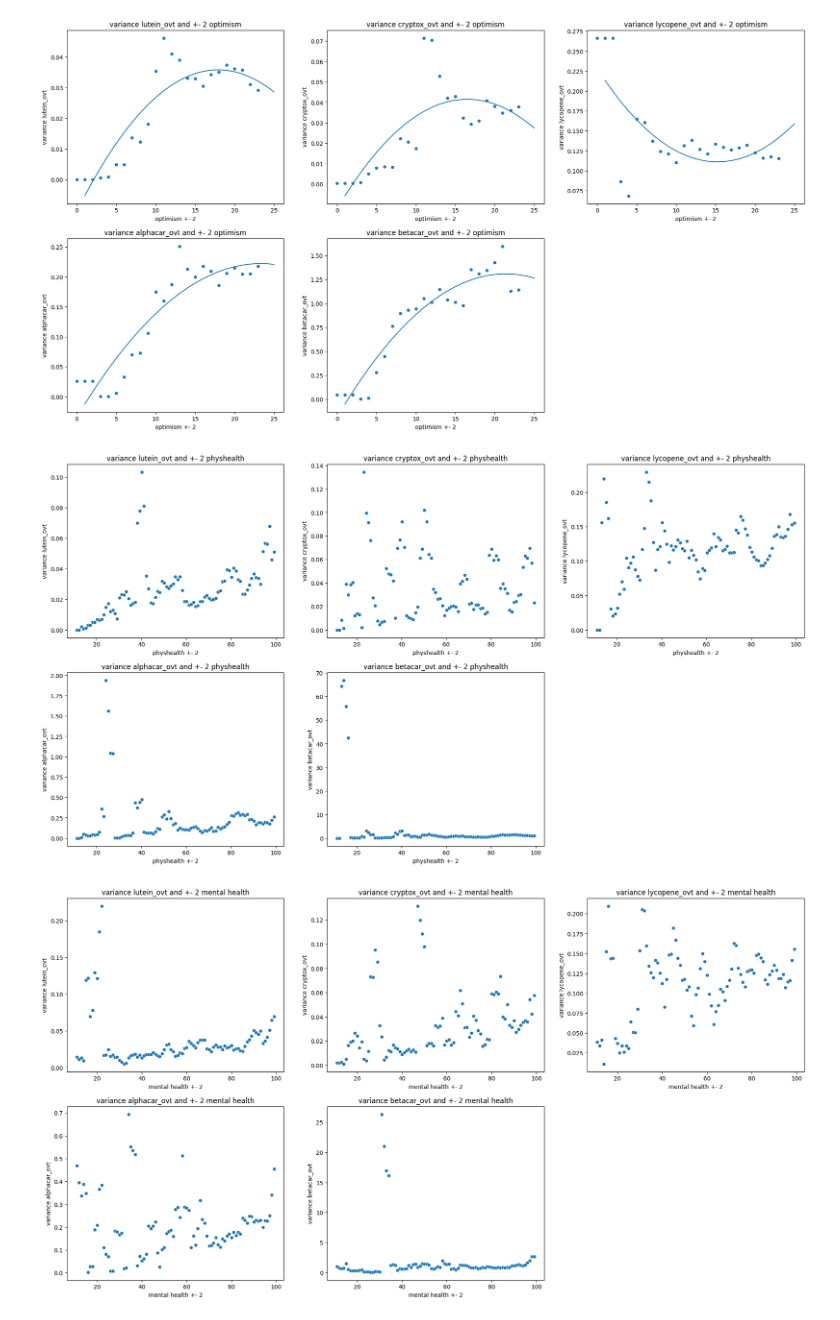
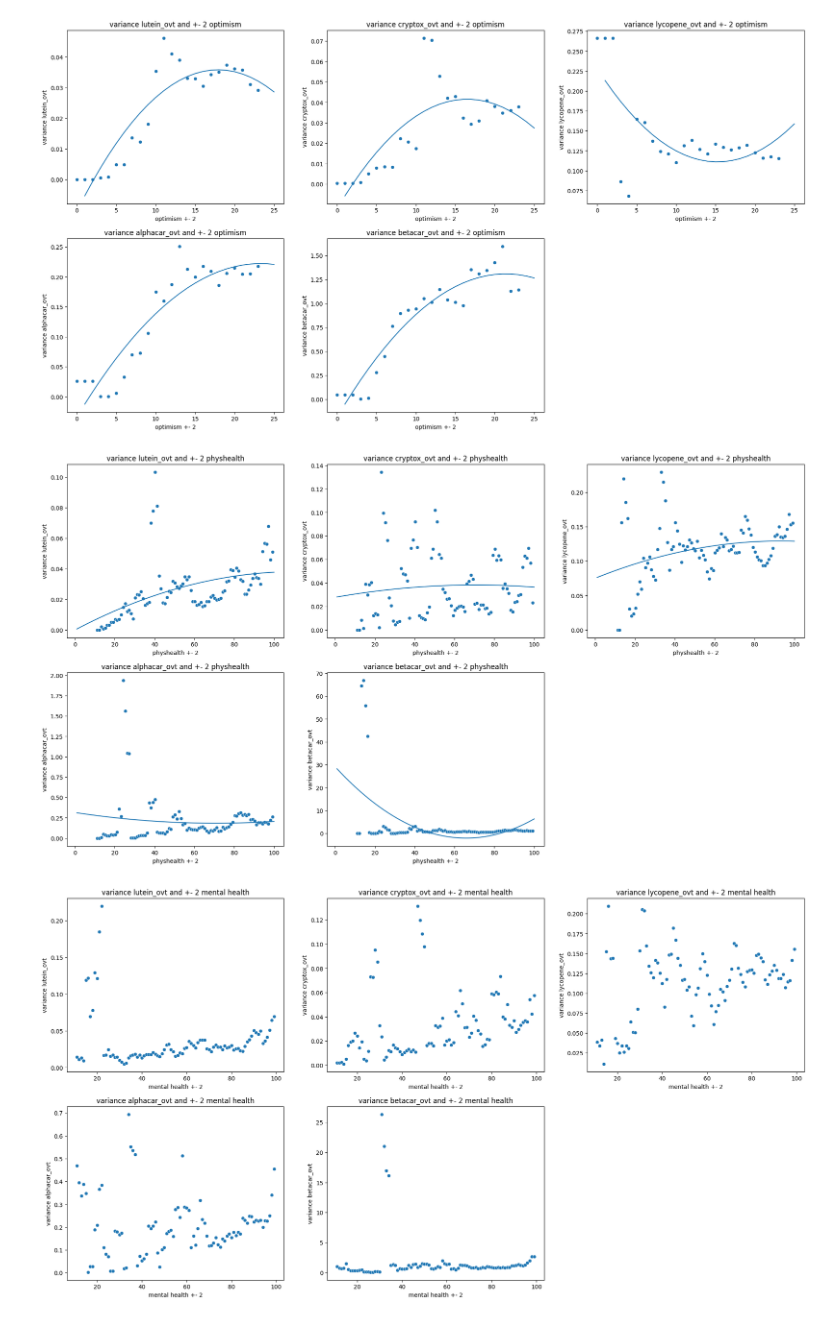
Before and after one commit to pndang/Project_WHEL, a Jupyter notebook: exploratory_analysis_p2.ipynb, the cells around one changed output. Cells and saved outputs as stored; diff of their text form; code cells hidden in the pictures.

```diff
--- a/exploratory_analysis_p2.ipynb
+++ b/exploratory_analysis_p2.ipynb
@@ -101,19 +101,22 @@ for col in target_col:
 # %%
 # Plotting the physical health intervals and variances
 
 idx = 1
 plt.figure(figsize=(23, 12))
 target_col = ['lutein_ovt', 'cryptox_ovt', 'lycopene_ovt', 'alphacar_ovt', 'betacar_ovt']
 for col in target_col:
   x, y = rolling_var(bcep_tf, 'physhealth', col, 2)
   plt.subplot(2, 3, idx)
   sns.scatterplot(x=x, y=y)
+  line = np.linspace(1, 100, 100)
+  model = np.poly1d(np.polyfit(x, y, 2))
+  plt.plot(line, model(line))
   plt.title(f'variance {col} and +- 2 physhealth')
   plt.xlabel('physhealth +- 2')
   plt.ylabel(f'variance {col}')
   idx += 1
 # %% [output]
-[figure, old version]
+[figure, new version]
 # %%
 # Plotting the mental health intervals and variances
 
```
